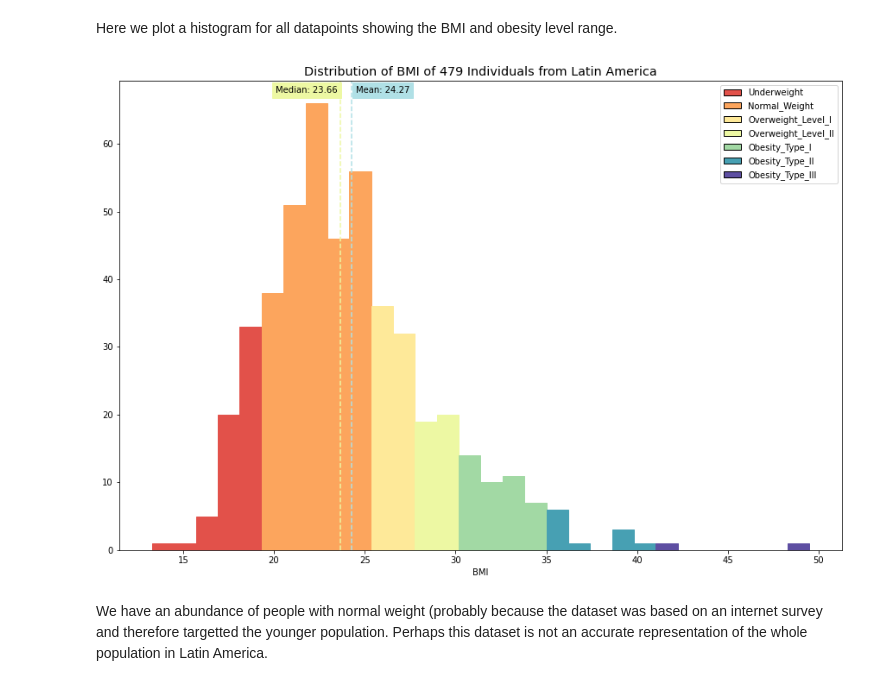
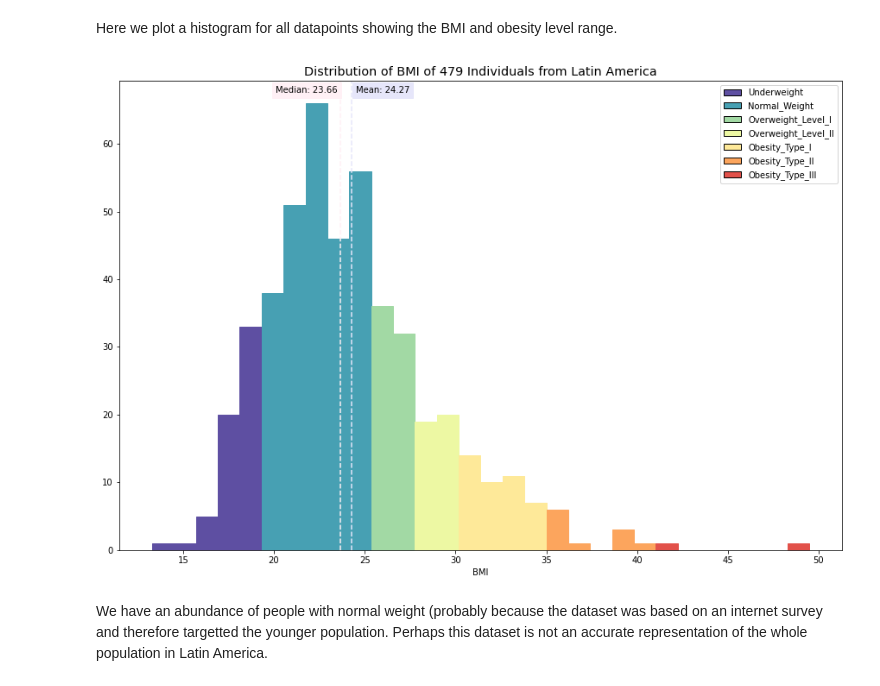
Before and after one commit to eliepark/Obesity-Prediction, a Jupyter notebook: Obesity.ipynb, the cells around one changed output. Drawn from its saved outputs; the diff is of its cells as text; code cells hidden in the pictures.

Commit message:
changes to legend

```diff
--- a/Obesity.ipynb
+++ b/Obesity.ipynb
@@ -204,45 +208,45 @@ Here we plot a histogram for all datapoints showing the BMI and obesity level ra
 plt.figure(figsize=(15,10))
 n, bins, patches=plt.hist(df.BMI,30)
 bounds=[18.5,25.0,27.0,30.0,35.0,40.0]
 cmap=plt.get_cmap('Spectral')
 
 for bar in patches:
     x, y = bar.get_xy()
     w = bar.get_width()
     if x < bounds[0]:
-        bar.set_color(cmap(1/7))
+        bar.set_color(cmap(1.0))
     elif x < bounds[1] and x >= bounds[0]:
-        bar.set_color(cmap(2/7))
+        bar.set_color(cmap(6/7))
     elif x < bounds[2] and x >= bounds[1]:
-        bar.set_color(cmap(3/7))
+        bar.set_color(cmap(5/7))
     elif x < bounds[3] and x >= bounds[2]:
         bar.set_color(cmap(4/7))
     elif x < bounds[4] and x >= bounds[3]:
-        bar.set_color(cmap(5/7))
+        bar.set_color(cmap(3/7))
     elif x < bounds[5] and x >= bounds[4]:
-        bar.set_color(cmap(6/7))
+        bar.set_color(cmap(2/7))
     elif x >= bounds[5]:
-        bar.set_color(cmap(1.0))
+        bar.set_color(cmap(1/7))
 
-handles=[matplotlib.patches.Rectangle((0,0),1,1,color=c,ec='k') for c in [cmap(i/7) for i in range(1,8)]]
+handles=[matplotlib.patches.Rectangle((0,0),1,1,color=c,ec='k') for c in [cmap(i/7) for i in range(7,0,-1)]]
 labels=[lvl for lvl in df.obesity_lvl.unique()]
 labels.pop(4)
 labels.insert(0, 'Underweight')
 df.obesity_lvl=df.obesity_lvl.replace('Insufficient_Weight', 'Underweight')
 plt.legend(handles,labels)
 plt.xlabel('BMI')
 
 min_ylim, max_ylim=plt.ylim()
-plt.axvline(df.BMI.mean(), linestyle='dashed', color='powderblue')
-plt.text(df.BMI.mean()*1.01, max_ylim*0.975, 'Mean: '+str(round(df.BMI.mean(), 2)), fontsize='medium', backgroundcolor='powderblue')
+plt.axvline(df.BMI.mean(), linestyle='dashed', color='lavender')
+plt.text(df.BMI.mean()*1.01, max_ylim*0.975, 'Mean: '+str(round(df.BMI.mean(), 2)), fontsize='medium', backgroundcolor='lavender')
 
-plt.axvline(df.BMI.median(), linestyle='dashed', color=cmap(4/7))
-plt.text(df.BMI.median()*0.85, max_ylim*0.975, 'Median: '+str(round(df.BMI.median(), 2)), fontsize='medium', backgroundcolor=cmap(4/7))
+plt.axvline(df.BMI.median(), linestyle='dashed', color='lavenderblush')
+plt.text(df.BMI.median()*0.85, max_ylim*0.975, 'Median: '+str(round(df.BMI.median(), 2)), fontsize='medium', backgroundcolor='lavenderblush')
 plt.title('Distribution of BMI of '+str(len(df))+' Individuals from Latin America', fontsize='x-large')
 
 plt.show()
 # %% [output]
-[figure, old version]
+[figure, new version]
 # %% [markdown]
 We have an abundance of people with normal weight (probably because the dataset was based on an internet survey and therefore targetted the younger population. Perhaps this dataset is not an accurate representation of the whole population in Latin America.
 # %% [markdown]
```
Also changed, not shown: parts of 22 cells of this notebook.
